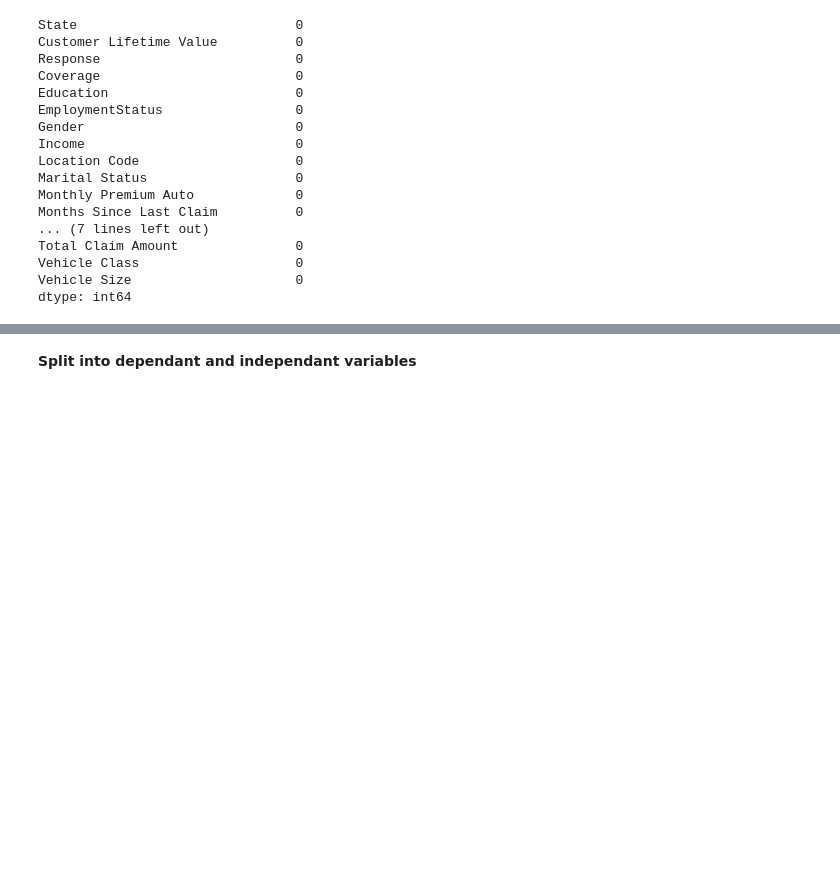
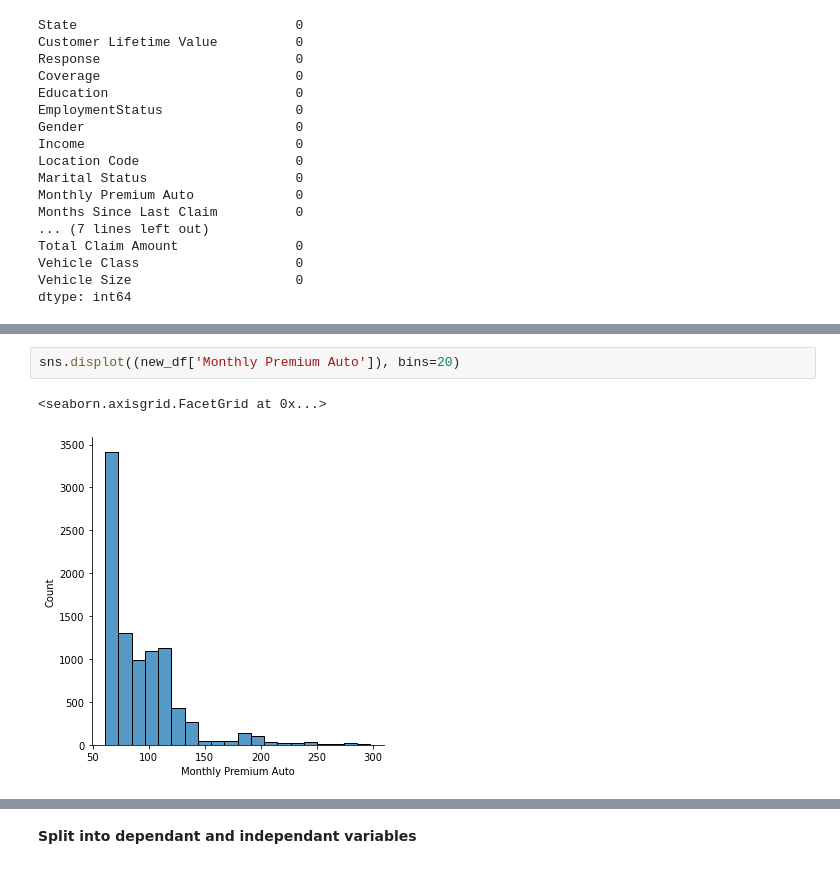
Before and after one commit to emma23579/IronhackLabs, a Jupyter notebook: Case_Study_Continued.ipynb, the cells around one changed output, grey strips where cells are left out. Saved outputs shown, nothing was run; the diff lists cells and outputs as text; blank space fills up the shorter version.

```diff
--- a/Case_Study_Continued.ipynb
+++ b/Case_Study_Continued.ipynb
@@ -73,0 +97,5 @@ dtype: int64
+# %%
+sns.displot((new_df['Monthly Premium Auto']), bins=20)
+# %% [output]
+<seaborn.axisgrid.FacetGrid at 0x...>
+[figure, added]
```
Also changed, not shown: parts of 33 cells of this notebook.
